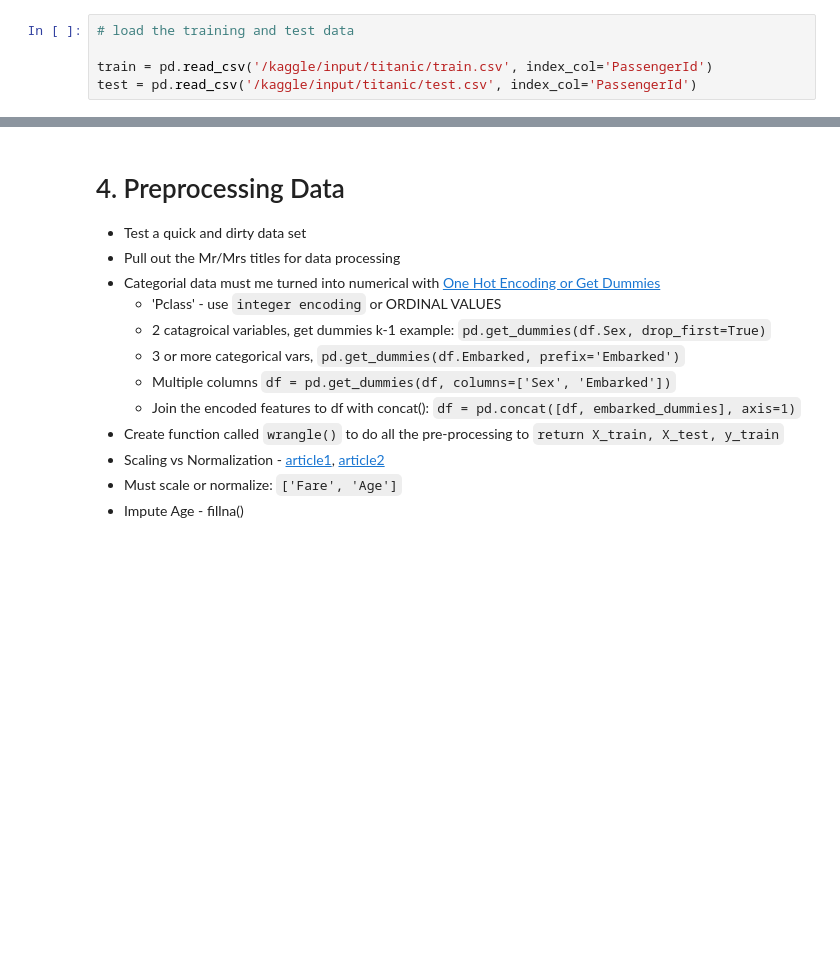
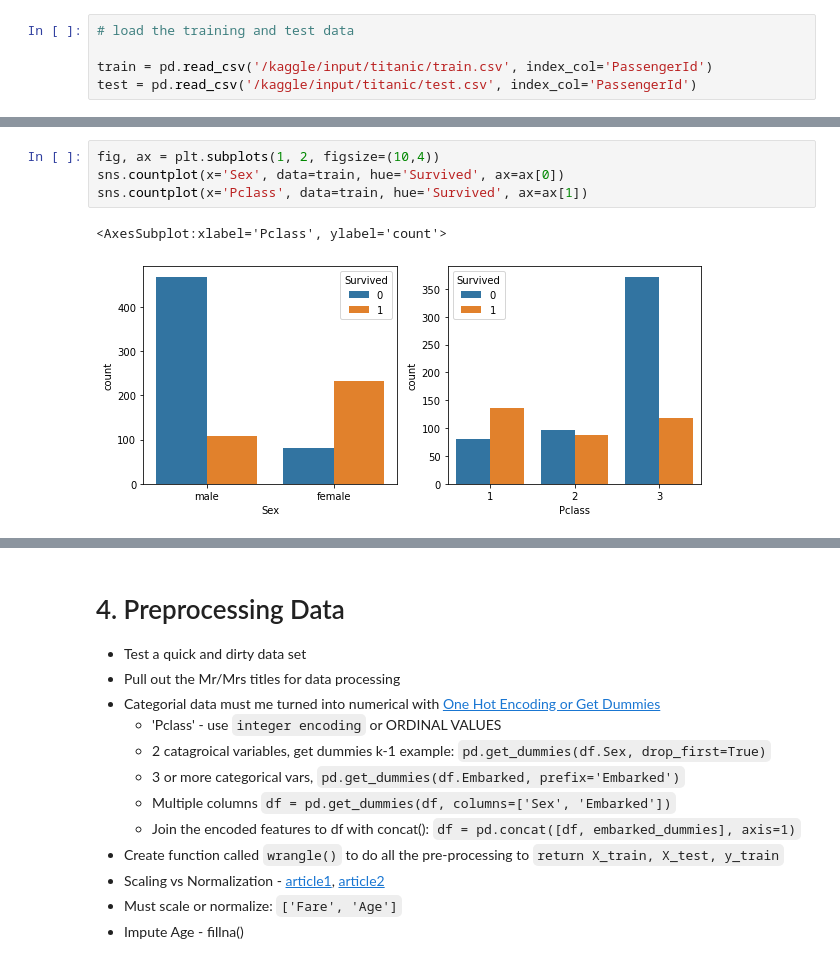
Before and after one commit to jaysueno/kaggle_titanic, a Jupyter notebook: titanic-comp.ipynb, the cells around one changed output, grey strips where cells are left out. Drawn from its saved outputs; the diff is of its cells as text; blank space fills up the shorter version.

```diff
--- a/titanic-comp.ipynb
+++ b/titanic-comp.ipynb
@@ -90,0 +239,7 @@ sns.countplot(x='Pclass', data=train, ax=ax[1])
+# %%
+fig, ax = plt.subplots(1, 2, figsize=(10,4))
+sns.countplot(x='Sex', data=train, hue='Survived', ax=ax[0])
+sns.countplot(x='Pclass', data=train, hue='Survived', ax=ax[1])
+# %% [output]
+<AxesSubplot:xlabel='Pclass', ylabel='count'>
+[figure, added]
```
Also changed, not shown: parts of 43 cells of this notebook.
